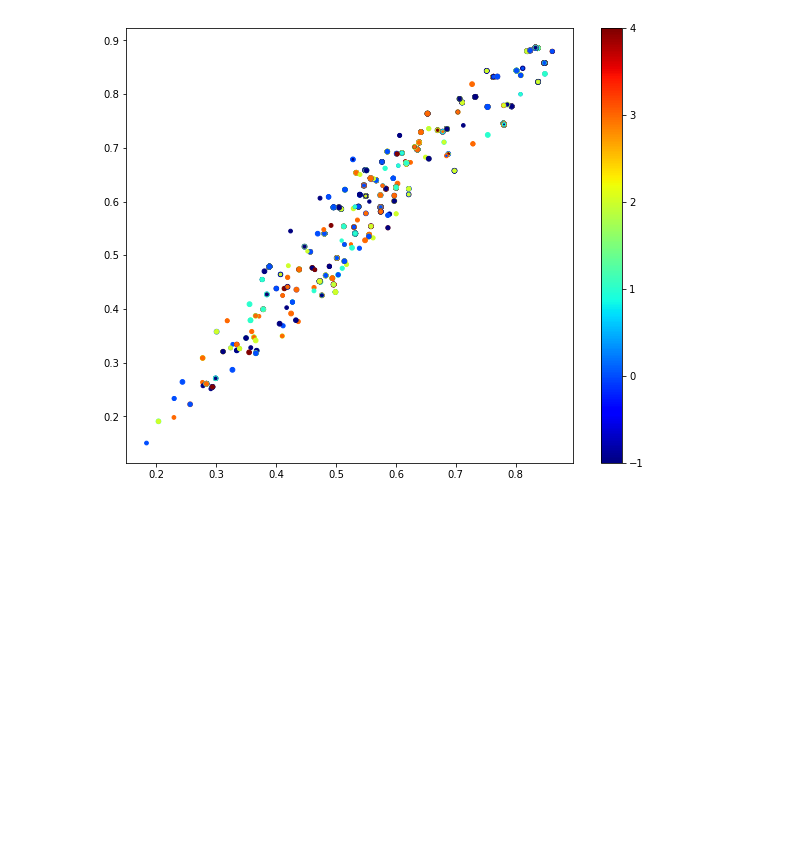
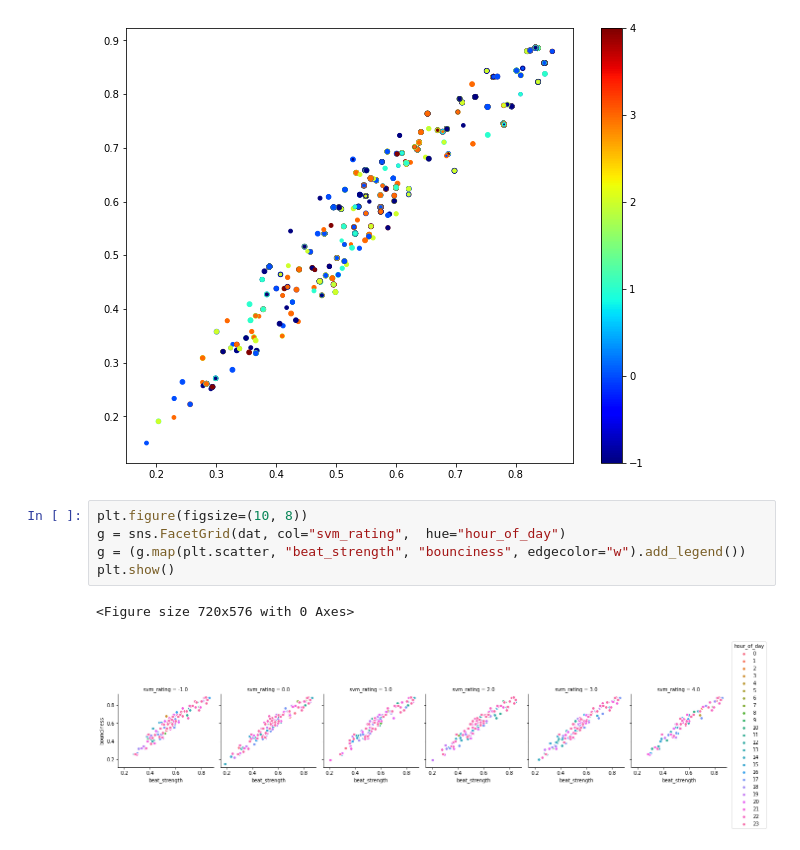
Before and after one commit to anuPh23/Spotify, a Jupyter notebook: spotify_classifier_raw_data_withEDA.ipynb, the cells around one changed output. Saved outputs shown, nothing was run; the diff lists cells and outputs as text; blank space fills up the shorter version.

```diff
--- a/spotify_classifier_raw_data_withEDA.ipynb
+++ b/spotify_classifier_raw_data_withEDA.ipynb
@@ -486,3 +486,11 @@ plt.colorbar()
 plt.show()
 # %% [output]
 [figure]
+# %%
+plt.figure(figsize=(10, 8))
+g = sns.FacetGrid(dat, col="svm_rating",  hue="hour_of_day")
+g = (g.map(plt.scatter, "beat_strength", "bounciness", edgecolor="w").add_legend())
+plt.show()
+# %% [output]
+<Figure size 720x576 with 0 Axes>
+[figure, added]
```
Also changed, not shown: parts of 4 cells of this notebook.
